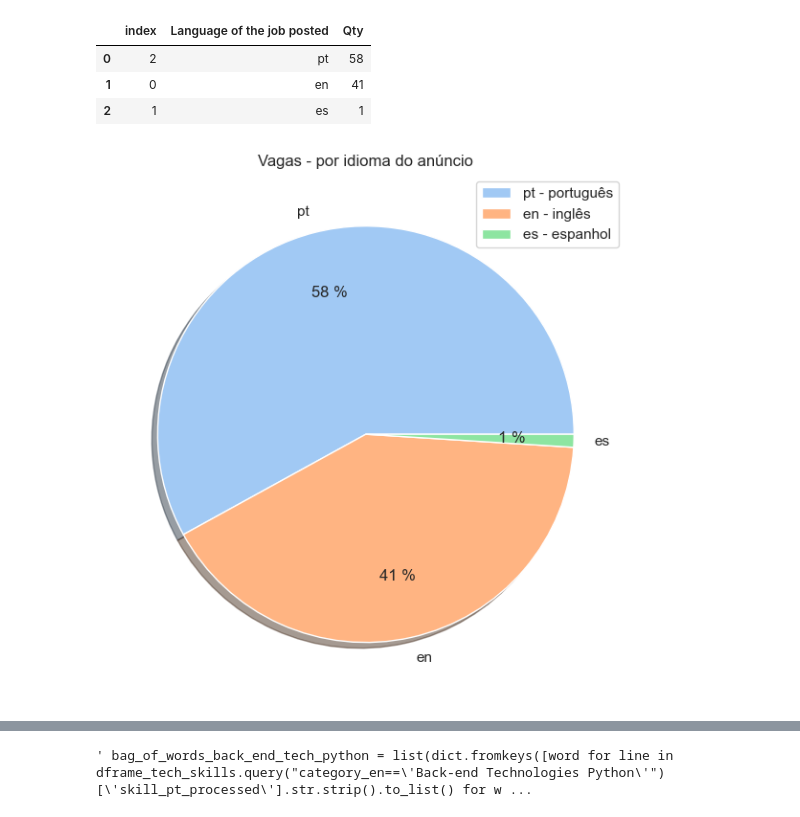
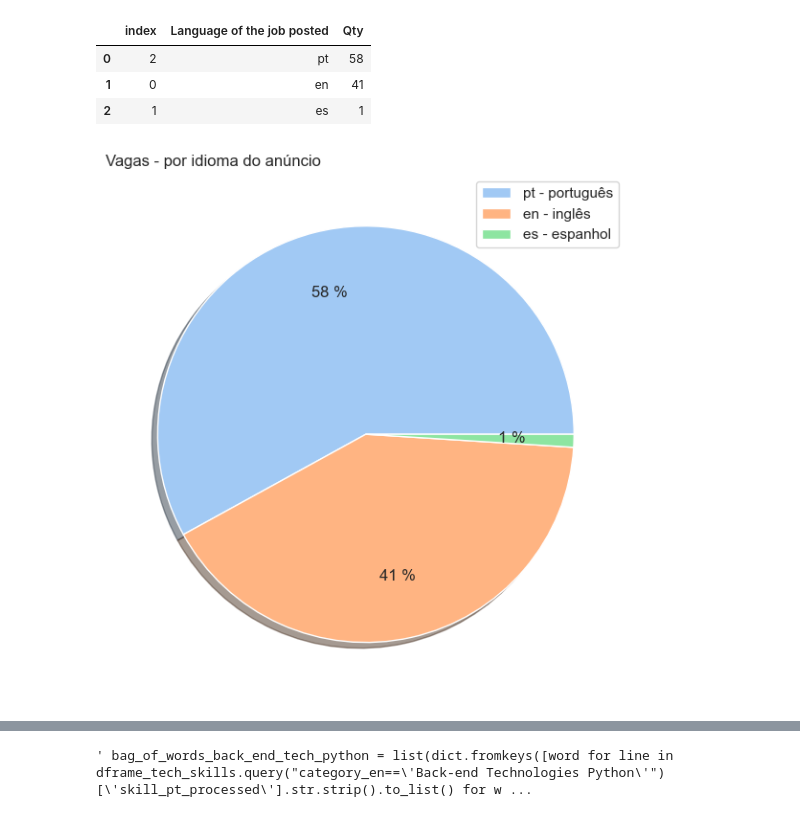
Before and after one commit to ivanrmello/berle-means, a Jupyter notebook: research-in-acc-sciences/accountant-profile-in-startups/02_charts_and_eda.ipynb, the cells around one changed output, grey strips where cells are left out. Cells and saved outputs as stored; diff of their text form; code cells hidden in the pictures.

```diff
--- a/research-in-acc-sciences/accountant-profile-in-startups/02_charts_and_eda.ipynb
+++ b/research-in-acc-sciences/accountant-profile-in-startups/02_charts_and_eda.ipynb
@@ -66,10 +81,10 @@ dframe_job_lang
 # %%
 colors = sns.color_palette('pastel')
 plt.figure(figsize=(7, 6), tight_layout=True)
-plt.pie(dframe_job_lang['Qty'], labels=dframe_job_lang['Language of the job posted'], pctdistance=.7, autopct='%.0f %%',
+plt.pie(dframe_job_lang['Qty'], pctdistance=.7, autopct='%.0f %%',
           colors=colors, shadow=True)
-plt.title('Vagas - por idioma do anúncio')
+plt.title('Vagas - por idioma do anúncio', loc='left')
 plt.legend(['pt - português','en - inglês', 'es - espanhol'])
 plt.show()
 # %% [output]
-[figure, old version]
+[figure, new version]
```
Also changed, not shown: parts of 14 cells of this notebook, 8 other files.
